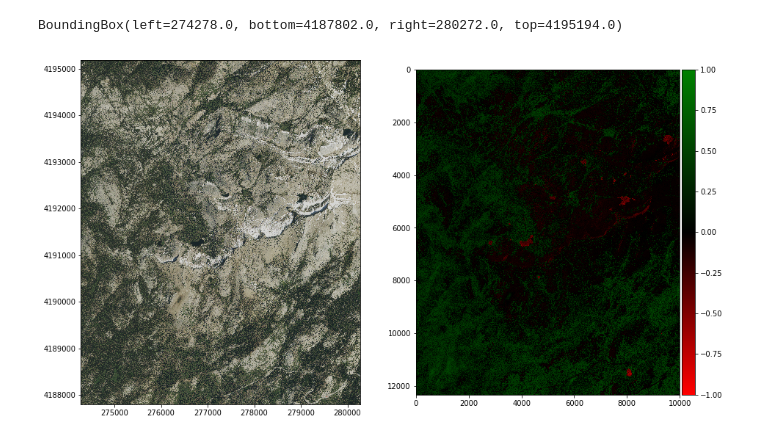
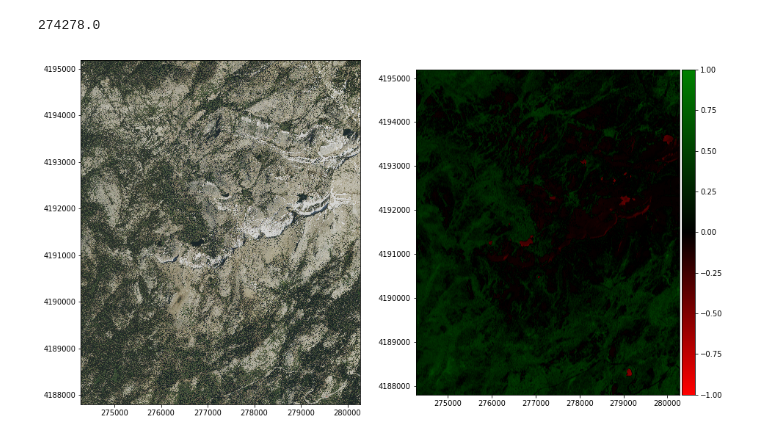
Before and after one commit to quantumlemur/satvis, a Jupyter notebook: NVDI.ipynb, the cells around one changed output. Saved outputs shown, nothing was run; the diff lists cells and outputs as text; code cells hidden in the pictures.

```diff
--- a/NVDI.ipynb
+++ b/NVDI.ipynb
@@ -22,33 +20,24 @@ with np.errstate(divide='ignore', invalid='ignore'):
     # remove INF and NAN from the array
     nvdi[nvdi == np.inf] = 0
     nvdi = np.nan_to_num(nvdi)
-
-print(dataset.bounds)
 # %% [output]
-BoundingBox(left=274278.0, bottom=4187802.0, right=280272.0, top=4195194.0)
+274278.0
 # %%
 fig, ax = plt.subplots(1, 2, figsize=(15,15))
-
-
-
 
 
 show(dataset, ax=ax[0])
 
 cmap = LinearSegmentedColormap.from_list('cmap', ['red', 'black', 'green'])
-
-nvdiPlot = ax[1].imshow(nvdi, cmap=cmap, vmin=-1, vmax=1)
+extent = [dataset.bounds.left, dataset.bounds.right, dataset.bounds.bottom, dataset.bounds.top]
+nvdiPlot = ax[1].imshow(nvdi, cmap=cmap, vmin=-1, vmax=1, extent=extent)
 divider = make_axes_locatable(ax[1])
-
 cax = divider.append_axes('right', size='5%', pad=0.05)
 fig.colorbar(nvdiPlot, cax=cax)
 
 
-
-
-
 plt.show()
 # %% [output]
-[figure, old version]
+[figure, new version]
 # %%
 dataset.close()
```
Also changed, not shown: parts of 1 cell of this notebook.
